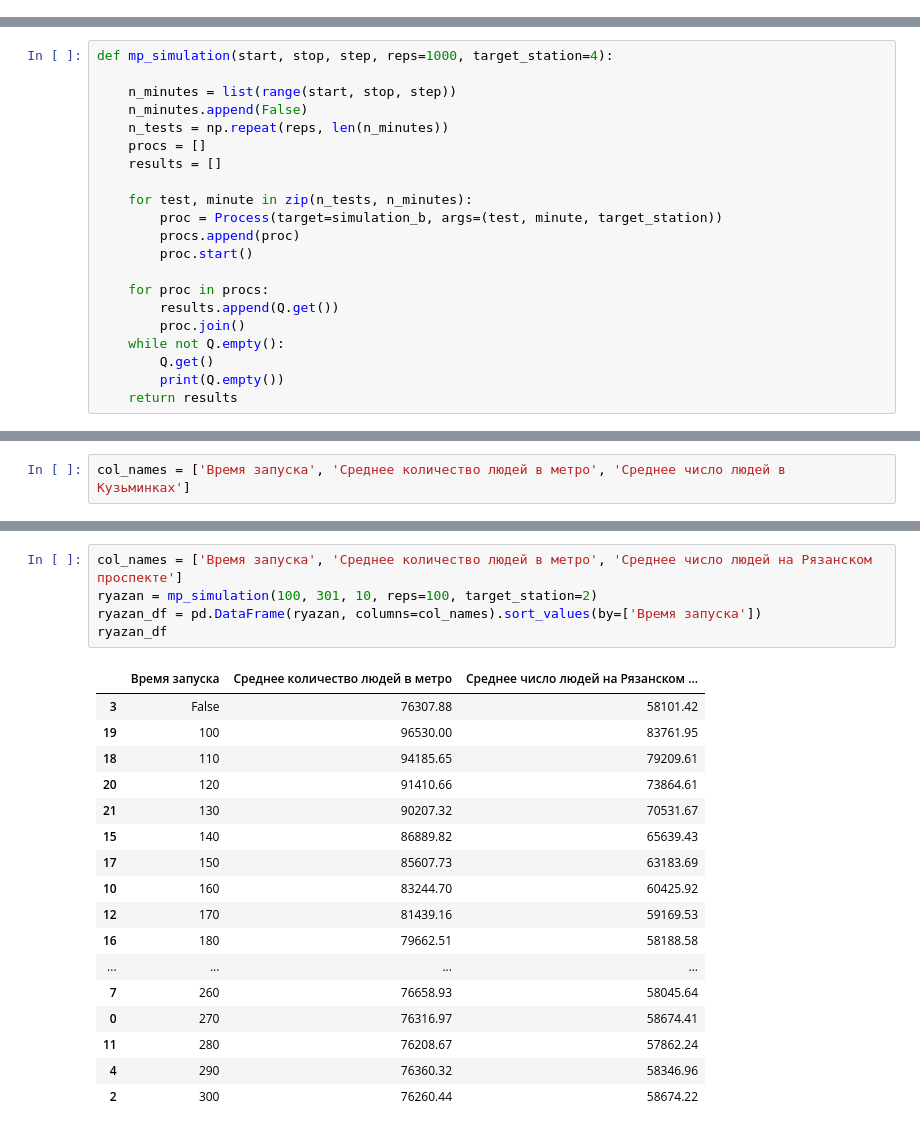
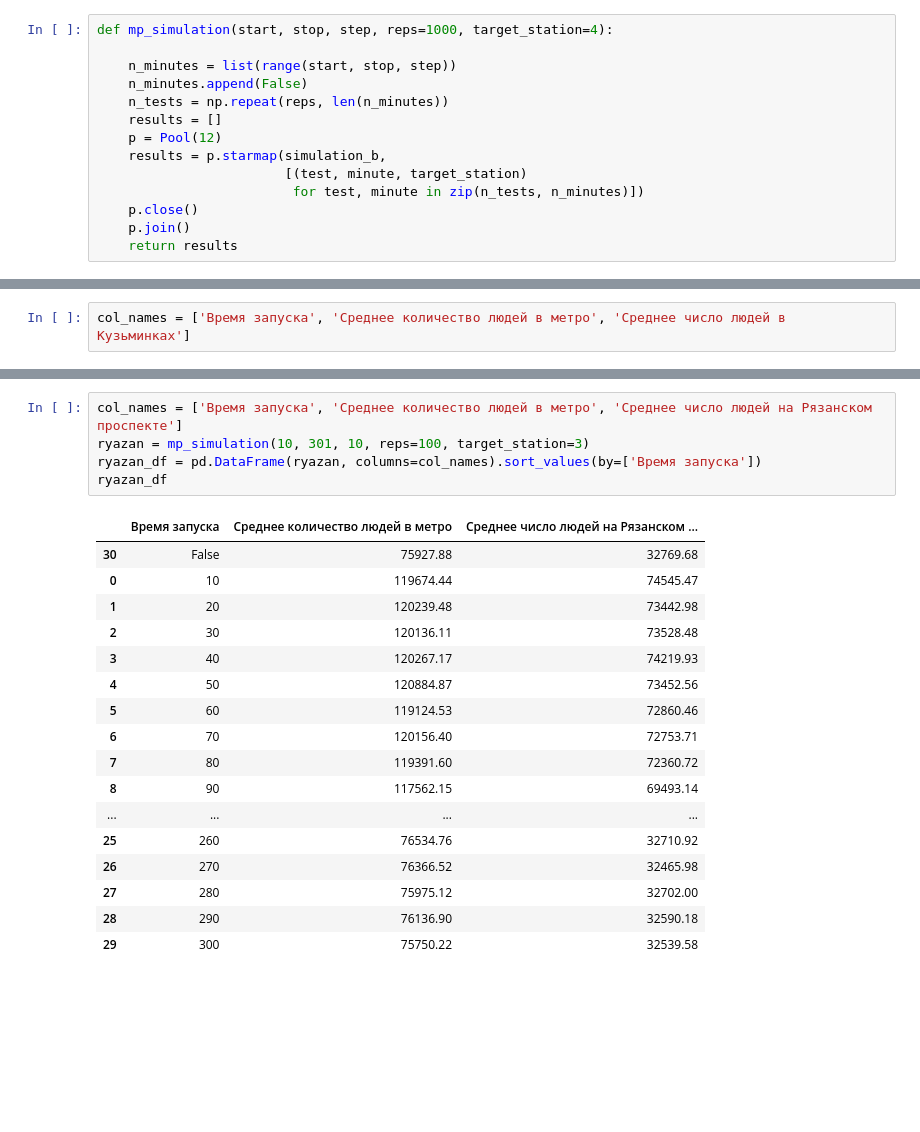
Before and after one commit to Migisen/r_homeworks, a Jupyter notebook: hw1/kit_researcher.ipynb, the cells around one changed output, grey strips where cells are left out. Cells and saved outputs as stored; diff of their text form; blank space fills up the shorter version.

```diff
--- a/hw1/kit_researcher.ipynb
+++ b/hw1/kit_researcher.ipynb
@@ -271,2 +273,16 @@ def simulation_b(n_test, minutes, target_station=4):
+# %%
+def mp_simulation(start, stop, step, reps=1000, target_station=4):
+
+    n_minutes = list(range(start, stop, step))
+    n_minutes.append(False)
+    n_tests = np.repeat(reps, len(n_minutes))
+    results = []
+    p = Pool(12)
+    results = p.starmap(simulation_b,
+                        [(test, minute, target_station)
+                         for test, minute in zip(n_tests, n_minutes)])
+    p.close()
+    p.join()
+    return results
 # %% [markdown]
 # !!
@@ -277,24 +289,3 @@ def simulation_b(n_test, minutes, target_station=4):
-# %%
-def mp_simulation(start, stop, step, reps=1000, target_station=4):
-
-    n_minutes = list(range(start, stop, step))
-    n_minutes.append(False)
-    n_tests = np.repeat(reps, len(n_minutes))
-    procs = []
-    results = []
-
-    for test, minute in zip(n_tests, n_minutes):
-        proc = Process(target=simulation_b, args=(test, minute, target_station))
-        procs.append(proc)
-        proc.start()
-
-    for proc in procs:
-        results.append(Q.get())
-        proc.join()
-    while not Q.empty():
-        Q.get()
-        print(Q.empty())
-    return results
 # %%
 col_names = ['Время запуска', 'Среднее количество людей в метро', 'Среднее число людей в Кузьминках']
 scout_df = pd.DataFrame(mp_simulation(100, 301, 10), columns=col_names).sort_values(by=['Время запуска'])
@@ -469,24 +459,24 @@ vihino_df.plot(x=col_names[0], y=col_names[1], title='Выхино')
 # %%
 col_names = ['Время запуска', 'Среднее количество людей в метро', 'Среднее число людей на Рязанском проспекте']
-ryazan = mp_simulation(100, 301, 10, reps=100, target_station=2)
+ryazan = mp_simulation(10, 301, 10, reps=100, target_station=3)
 ryazan_df = pd.DataFrame(ryazan, columns=col_names).sort_values(by=['Время запуска'])
 ryazan_df
 # %% [output]
 |  | Время запуска | Среднее количество людей в метро | Среднее число людей на Рязанском ... |
-| 3 | False | 76307.88 | 58101.42 |
-| 19 | 100 | 96530.00 | 83761.95 |
-| 18 | 110 | 94185.65 | 79209.61 |
-| 20 | 120 | 91410.66 | 73864.61 |
-| 21 | 130 | 90207.32 | 70531.67 |
-| 15 | 140 | 86889.82 | 65639.43 |
-| 17 | 150 | 85607.73 | 63183.69 |
-| 10 | 160 | 83244.70 | 60425.92 |
-| 12 | 170 | 81439.16 | 59169.53 |
-| 16 | 180 | 79662.51 | 58188.58 |
+| 30 | False | 75927.88 | 32769.68 |
+| 0 | 10 | 119674.44 | 74545.47 |
+| 1 | 20 | 120239.48 | 73442.98 |
+| 2 | 30 | 120136.11 | 73528.48 |
+| 3 | 40 | 120267.17 | 74219.93 |
+| 4 | 50 | 120884.87 | 73452.56 |
+| 5 | 60 | 119124.53 | 72860.46 |
+| 6 | 70 | 120156.40 | 72753.71 |
+| 7 | 80 | 119391.60 | 72360.72 |
+| 8 | 90 | 117562.15 | 69493.14 |
 | ... | ... | ... | ... |
-| 7 | 260 | 76658.93 | 58045.64 |
-| 0 | 270 | 76316.97 | 58674.41 |
-| 11 | 280 | 76208.67 | 57862.24 |
-| 4 | 290 | 76360.32 | 58346.96 |
-| 2 | 300 | 76260.44 | 58674.22 |
+| 25 | 260 | 76534.76 | 32710.92 |
+| 26 | 270 | 76366.52 | 32465.98 |
+| 27 | 280 | 75975.12 | 32702.00 |
+| 28 | 290 | 76136.90 | 32590.18 |
+| 29 | 300 | 75750.22 | 32539.58 |
 # %%
```
Also changed, not shown: parts of 14 cells of this notebook.
